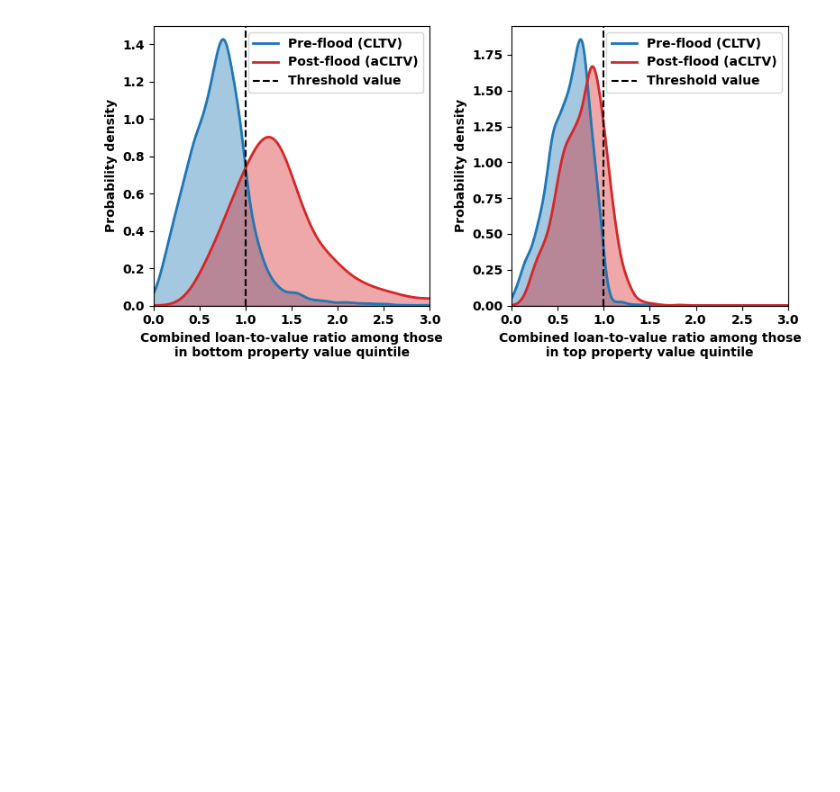
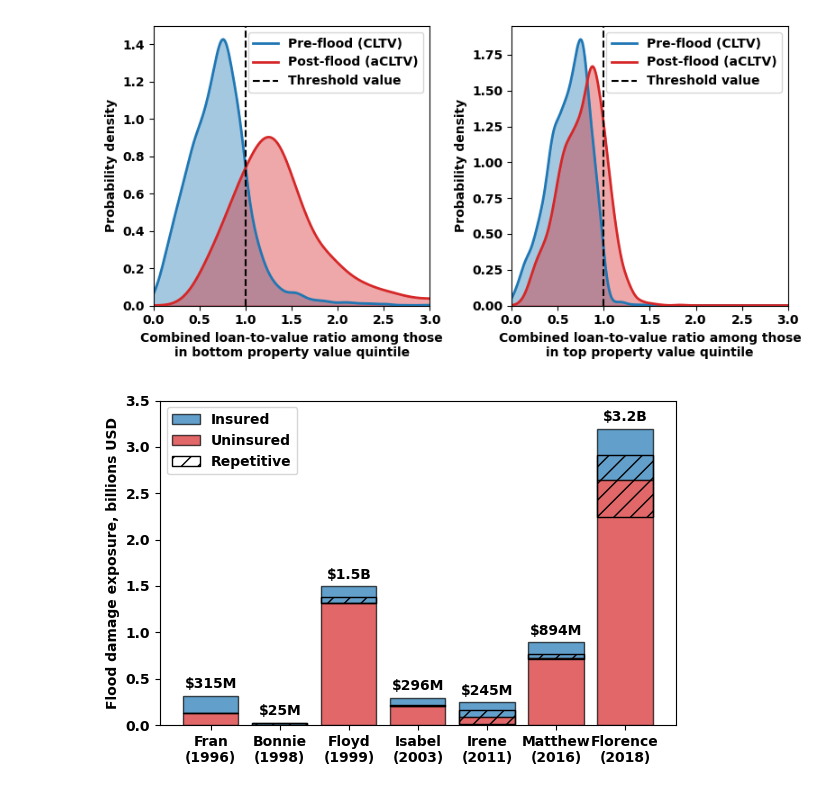
Before and after one commit to UNC-Cofires/flooding-financial-risk, a Jupyter notebook: multiple_events/analysis/figures_and_tables.ipynb, the cells around one changed output. Drawn from its saved outputs; the diff is of its cells as text; code cells hidden in the pictures; blank space fills up the shorter version.

```diff
--- a/multiple_events/analysis/figures_and_tables.ipynb
+++ b/multiple_events/analysis/figures_and_tables.ipynb
@@ -1907,5 +1939,6 @@ exposure_df['year'] = exposure_df['period'].dt.year
 # %%
 exposure_df['count'] = 1
+exposure_df['count_flooded'] = exposure_df['flood_damage']
 exposure_df['total_real_cost'] = exposure_df['uninsured_real_cost'] + exposure_df['insured_real_cost']
 exposure_df['UNR'] = exposure_df['uninsured_real_cost']*exposure_df['nonrepetitive']
 exposure_df['UR'] = exposure_df['uninsured_real_cost']*exposure_df['repetitive']
@@ -1913,6 +1946,7 @@ exposure_df['IR'] = exposure_df['insured_real_cost']*exposure_df['repetitive']
 exposure_df['INR'] = exposure_df['insured_real_cost']*exposure_df['nonrepetitive']
 # %%
 exp_columns = ['count',
+               'count_flooded',
                'insured_real_cost',
                'uninsured_real_cost',
                'total_real_cost',
@@ -1922,9 +1956,94 @@ exp_columns = ['count',
                'INR']
 
 exp_by_event = exposure_df[['year'] + exp_columns].groupby('year').sum()
-exp_by_county = exposure_df[['countyName'] + exp_columns].groupby('countyName').sum()
 exp_by_event_county = exposure_df[['year','countyName'] + exp_columns].groupby(['year','countyName']).sum()
 exp_by_event_SFHA = exposure_df[['year','SFHA'] + exp_columns].groupby(['year','SFHA']).sum()
 exp_by_event_CAMA = exposure_df[['year','CAMA'] + exp_columns].groupby(['year','CAMA']).sum()
+exp_by_event_urban = exposure_df[['year','urban'] + exp_columns].groupby(['year','urban']).sum()
+
+exp_by_county = exposure_df[['countyName'] + exp_columns].groupby('countyName').sum()
 exp_by_SFHA = exposure_df[['SFHA'] + exp_columns].groupby(['SFHA']).sum()
 exp_by_CAMA = exposure_df[['CAMA'] + exp_columns].groupby(['CAMA']).sum()
+exp_by_urban = exposure_df[['urban'] + exp_columns].groupby(['urban']).sum()
+
+exp_by_CAMA_SFHA = exposure_df[['CAMA','SFHA'] + exp_columns].groupby(['CAMA','SFHA']).sum()
+
+exp_by_event.to_csv(os.path.join(outfolder,'exp_by_event.csv'))
+exp_by_event_county.to_csv(os.path.join(outfolder,'exp_by_event_county.csv'))
+exp_by_event_SFHA.to_csv(os.path.join(outfolder,'exp_by_event_SFHA.csv'))
+exp_by_event_CAMA.to_csv(os.path.join(outfolder,'exp_by_event_CAMA.csv'))
+exp_by_county.to_csv(os.path.join(outfolder,'exp_by_county.csv'))
+exp_by_SFHA.to_csv(os.path.join(outfolder,'exp_by_SFHA.csv'))
+exp_by_CAMA.to_csv(os.path.join(outfolder,'exp_by_CAMA.csv'))
+exp_by_urban.to_csv(os.path.join(outfolder,'exp_by_urban.csv'))
+
+exp_by_CAMA_SFHA.to_csv(os.path.join(outfolder,'exp_by_CAMA_SFHA.csv'))
+# %%
+# Stratified by event
+
+alpha=0.7
+
+normalize=1e9
+
+U_color = 'C3'
+I_color = 'C0'
+
+hatch = '//'
+
+exp_df = exp_by_event.copy()
+
+xticklabels = ['Fran\n(1996)','Bonnie\n(1998)','Floyd\n(1999)','Isabel\n(2003)','Irene\n(2011)','Matthew\n(2016)','Florence\n(2018)']
+xticks = np.arange(len(xticklabels))
+
+UNR = exp_df.loc[:,'UNR'].to_numpy()/normalize
+UR = exp_df.loc[:,'UR'].to_numpy()/normalize
+U = UNR + UR
+
+IR = exp_df.loc[:,'IR'].to_numpy()/normalize
+INR = exp_df.loc[:,'INR'].to_numpy()/normalize
+I = INR + IR
+
+T = U+I
+
+R = UR + IR
+
+U_bottom = np.zeros(len(xticks))
+I_bottom = U
+R_bottom = UNR
+
+fig,ax = plt.subplots(nrows=1,ncols=1,figsize=(6,4))
+
+bottom = np.zeros(len(xticks))
+
+# Insured
+ax.bar(xticks,I,bottom=I_bottom,color=I_color,alpha=alpha,ec='k',lw=1,label='Insured')
+
+# Uninsured
+ax.bar(xticks,U,bottom=U_bottom,color=U_color,alpha=alpha,ec='k',lw=1,label='Uninsured')
+
+# Repetitive
+ax.bar(xticks,R,bottom=R_bottom,facecolor='none',hatch=hatch,ec='k',lw=1,label='Repetitive')
+
+# Add labels
+pad = 0.05
+for i in range(len(xticks)):
+
+    ax.text(xticks[i],T[i]+pad,money_label(T[i]*normalize),ha='center',va='bottom')
+
+ax.set_xticks(xticks)
+ax.set_xticklabels(xticklabels)
+
+ax.set_ylabel('Flood damage exposure, billions USD')
+
+ax.set_ylim([0,3.5])
+
+ax.legend()
+
+fig.tight_layout()
+
+outname = os.path.join(outfolder,'damage_cost_by_event.png')
+fig.savefig(outname,dpi=400)
+
+fig.show()
+# %% [output]
+[figure, added]
```
Also changed, not shown: parts of 23 cells of this notebook, 1 other file.
